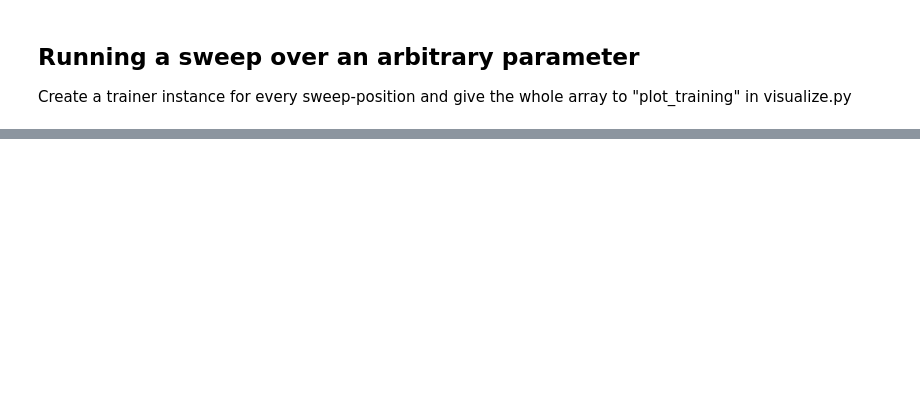
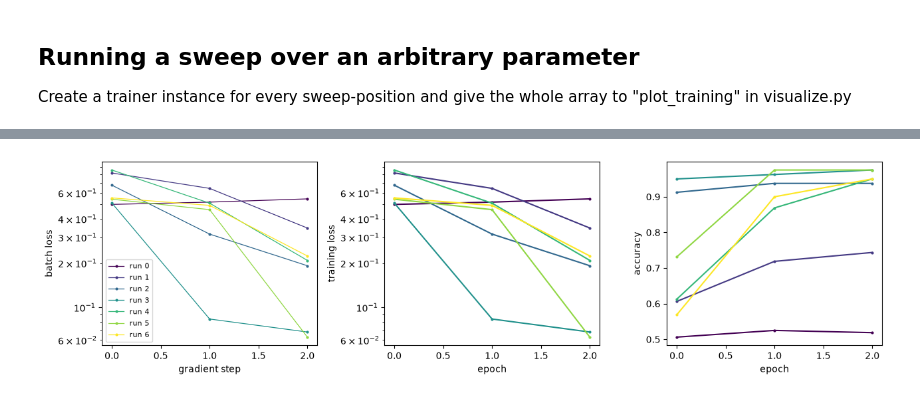
Before and after one commit to kaschdaniel/MANTIS, a Jupyter notebook: Training.ipynb, the cells around one changed output, grey strips where cells are left out. Cells and saved outputs as stored; diff of their text form; code cells hidden in the pictures; blank space fills up the shorter version.

```diff
--- a/Training.ipynb
+++ b/Training.ipynb
@@ -110,0 +123,4 @@ Test :    40 samples, class counts {1: 20, 7: 20}
+# %%
+fig, _ = plot_training(trainers, keys=("batch_loss", "loss", "acc"))
+# %% [output]
+[figure, added]
```
Also changed, not shown: parts of 10 cells of this notebook, 3 other files.
